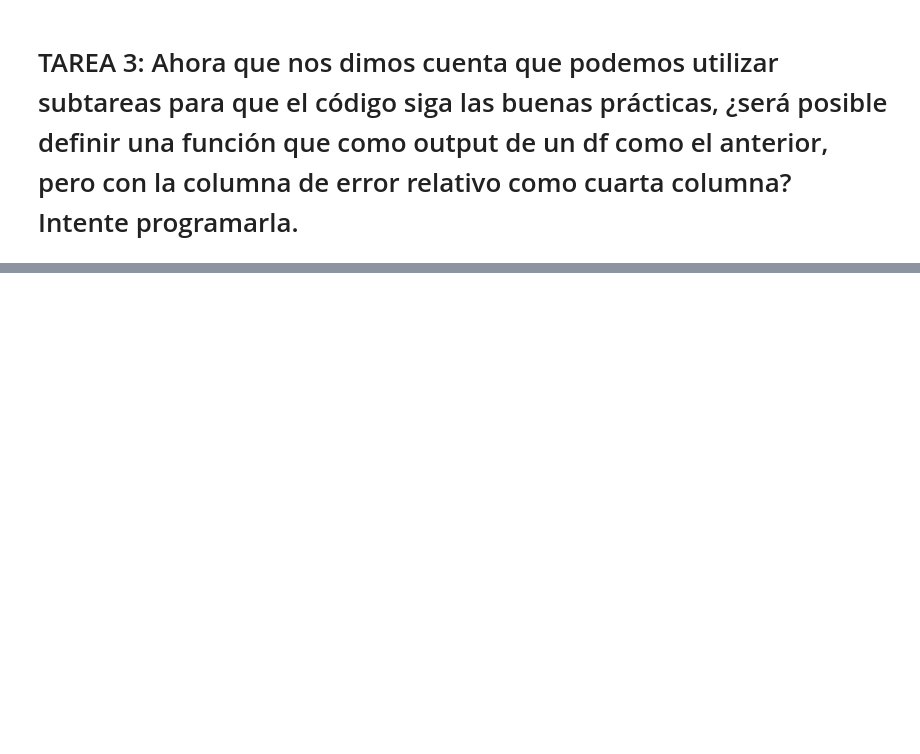
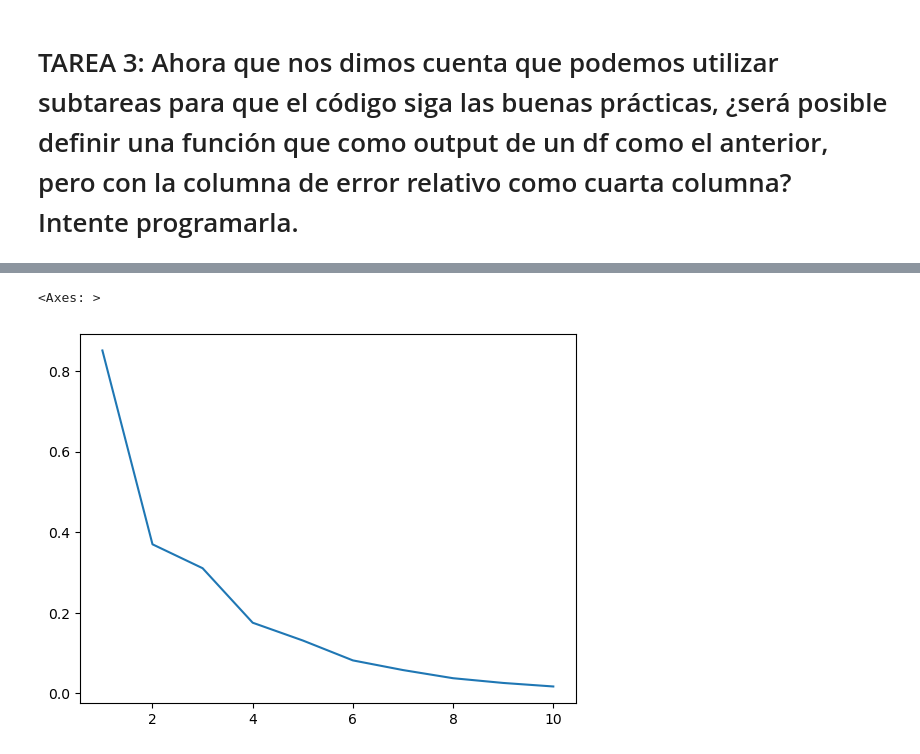
Before and after one commit to codingsilverwolf/computacion-cientifica-2025, a Jupyter notebook: clase_cc_06_05_2025.ipynb, the cells around one changed output, grey strips where cells are left out. Saved outputs shown, nothing was run; the diff lists cells and outputs as text; code cells hidden in the pictures; blank space fills up the shorter version.

```diff
--- a/clase_cc_06_05_2025.ipynb
+++ b/clase_cc_06_05_2025.ipynb
@@ -248,3 +247,21 @@ biseccion_stop(h, [0, 5], 0.1 )
 # TAREA 2: Si llamamos a bisección_stop (o a cualquiera de las anteriores) con $h = (x-1)^3$ en el intervalo $[0, 4]$ obtenemos un error en el output. Corregirlo.
 # %% [markdown]
 # TAREA 3: Ahora que nos dimos cuenta que podemos utilizar subtareas para que el código siga las buenas prácticas, ¿será posible definir una función que como output de un df como el anterior, pero con la columna de error relativo como cuarta columna? Intente programarla.
+# %%
+def g(x):
+    return cos(x)
+
+
+
+def pf(g, x, n):
+    """
+    PROPÓSITO: calcula el término *n* de la sucesión de punto g(x) aplicada a *f* en *intervalo* y los extremos del mismo.
+    """
+    i =  1
+    while i < n:
+        x = g(x)
+        i = i + 1
+    return x
+
+
+pf(g, 1, 10)
@@ -250,0 +291,15 @@ biseccion_stop(h, [0, 5], 0.1 )
+# %%
+def df_pf_con_error_rel(g, x, cantidad_iteraciones):
+    # guardamos en resultados una lista con las llamadas a biseccion. Cada elemento de la lista es una 3-upla (a, b, xn)
+    index  = pd.RangeIndex(start = 1, stop =  cantidad_iteraciones + 1)
+    # resultados = [pf(g, x, n) for n in range(1, cantidad_iteraciones+1)]
+    # errores    = [error_relativo(pf(g, x, n+1),pf(g, x, n) ) for n in range (1, cantidad_iteraciones+1)]
+    # zip(resultados, errores)
+    return pd.DataFrame(zip([pf(g, x, n) for n in range(1, cantidad_iteraciones+1)], [error_relativo(pf(g, x, n+1),pf(g, x, n) ) for n in range (1, cantidad_iteraciones+1)]), columns=["xn", "error_rel"], index = index)
+
+
+df_pf_con_error_rel(g, 1, 10)
+
+#testpf = df_pf(g, 1, 10)
+
+#testpf
@@ -250,0 +318,8 @@ biseccion_stop(h, [0, 5], 0.1 )
+# %%
+testpf_rel =  df_pf_con_error_rel(g, 1, 10)
+
+
+testpf_rel.error_rel.plot()
+# %% [output]
+<Axes: >
+[figure, added]
```
Also changed, not shown: parts of 4 cells of this notebook, 1 other file.
